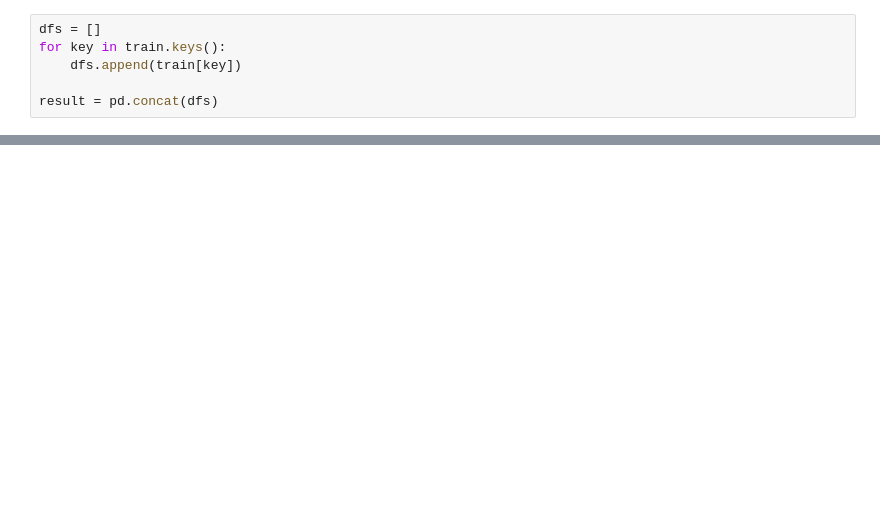
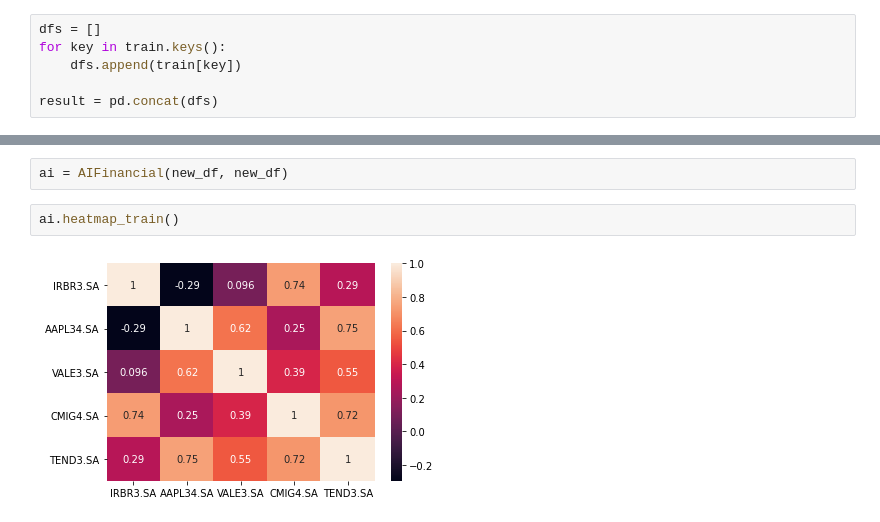
Before and after one commit to victorhdcoelho/atividade1-SinaisDigitais, a Jupyter notebook: Atividade1.ipynb, the cells around one changed output, grey strips where cells are left out. Cells and saved outputs as stored; diff of their text form; blank space fills up the shorter version.

```diff
--- a/Atividade1.ipynb
+++ b/Atividade1.ipynb
@@ -82,0 +210,6 @@ bestes
+# %%
+ai = AIFinancial(new_df, new_df)
+# %%
+ai.heatmap_train()
+# %% [output]
+[figure, added]
```
Also changed, not shown: parts of 15 cells of this notebook, 1 other file.
